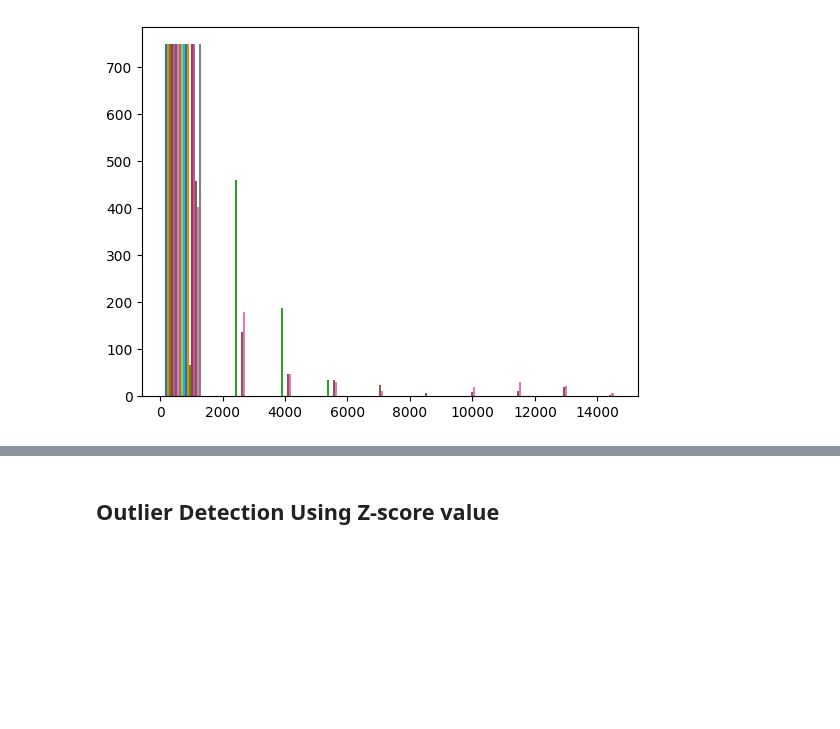
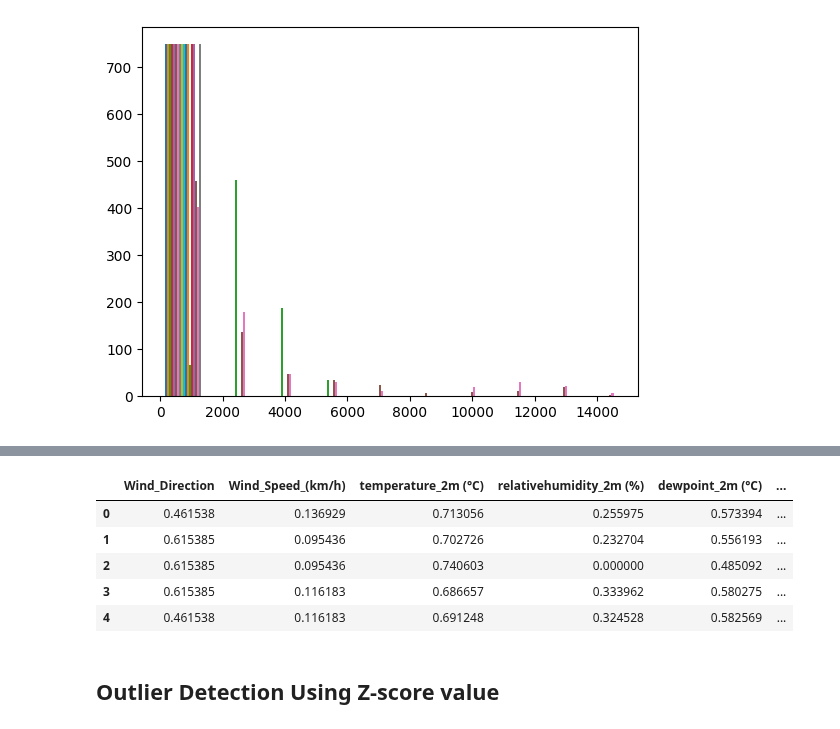
Before and after one commit to darahmanayaga/thesis-2, a Jupyter notebook: preprocessing.ipynb, the cells around one changed output, grey strips where cells are left out. Cells and saved outputs as stored; diff of their text form; code cells hidden in the pictures; blank space fills up the shorter version.

Commit message:
added min max scaler

```diff
--- a/preprocessing.ipynb
+++ b/preprocessing.ipynb
@@ -11,7 +11,7 @@ import seaborn as sns
 # %%
 # Read CSV and drop unnamed columns
 df = pd.read_csv('Final Yield_Weather (Mindanao).csv')
-df = df.drop(columns=['Unnamed: 0'])
+df = df.drop(columns=['Unnamed: 0', 'Location', 'Year'])
 # %%
 df
 # %% [output]
@@ -54,0 +57,5 @@ plt.show()
+# %%
+from sklearn.preprocessing import MinMaxScaler
+
+scaler = MinMaxScaler()
+normalized_data = scaler.fit_transform(df)
@@ -54,0 +78,12 @@ plt.show()
+# %%
+# Create a new DataFrame using the normalized data and original column names
+normalized_df = pd.DataFrame(normalized_data, columns=df.columns)
+# %%
+normalized_df.head()
+# %% [output]
+|  | Wind_Direction | Wind_Speed_(km/h) | temperature_2m (°C) | relativehumidity_2m (%) | dewpoint_2m (°C) | ... |
+| 0 | 0.461538 | 0.136929 | 0.713056 | 0.255975 | 0.573394 | ... |
+| 1 | 0.615385 | 0.095436 | 0.702726 | 0.232704 | 0.556193 | ... |
+| 2 | 0.615385 | 0.095436 | 0.740603 | 0.000000 | 0.485092 | ... |
+| 3 | 0.615385 | 0.116183 | 0.686657 | 0.333962 | 0.580275 | ... |
+| 4 | 0.461538 | 0.116183 | 0.691248 | 0.324528 | 0.582569 | ... |
```
Also changed, not shown: parts of 3 cells of this notebook, 1 other file.
